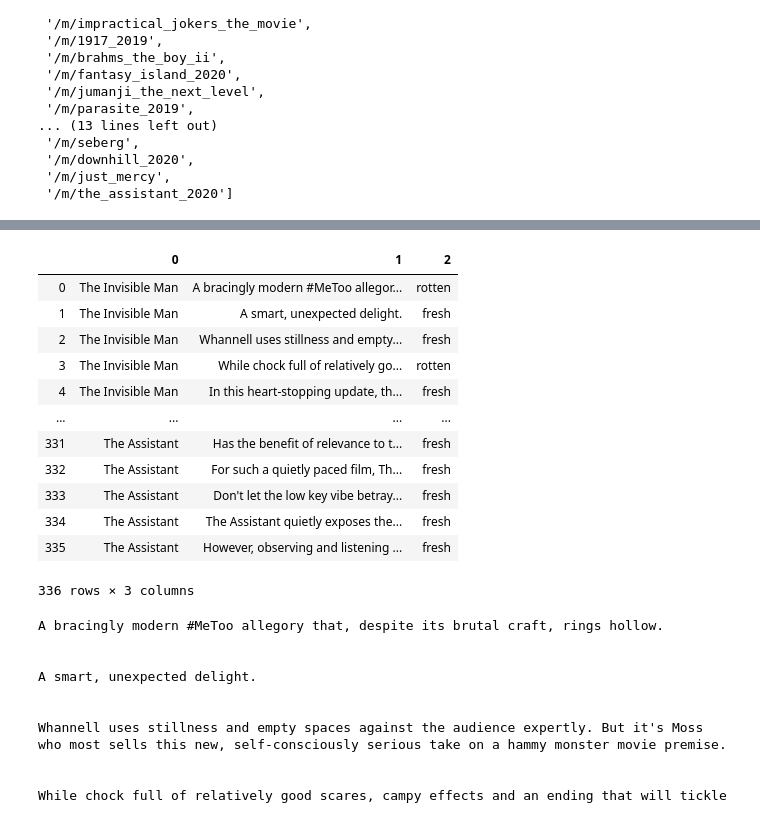
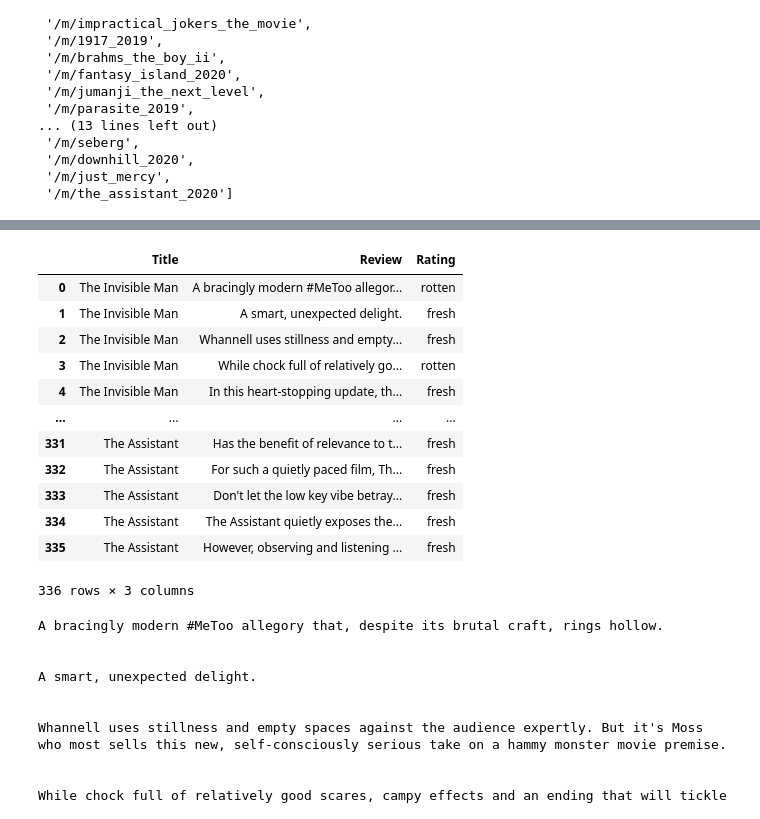
Before and after one commit to KatharinaWiedmann/DataEngGroupProject, a Jupyter notebook: web_scraping_rotten_tomatoes.ipynb, the cells around one changed output, grey strips where cells are left out. Cells and saved outputs as stored; diff of their text form; code cells hidden in the pictures.

```diff
--- a/web_scraping_rotten_tomatoes.ipynb
+++ b/web_scraping_rotten_tomatoes.ipynb
@@ -127,7 +67,7 @@ ratings
 # %%
-df = pd.DataFrame([titles,reviews,ratings]).T;df
+df = pd.DataFrame([titles,reviews,ratings],index = ['Title','Review','Rating']).T;df
 # %% [output]
-|  | 0 | 1 | 2 |
+|  | Title | Review | Rating |
 | 0 | The Invisible Man | A bracingly modern #MeToo allegor... | rotten |
 | 1 | The Invisible Man | A smart, unexpected delight. | fresh |
 | 2 | The Invisible Man | Whannell uses stillness and empty... | fresh |
```
Also changed, not shown: parts of 5 cells of this notebook, 1 other file.
